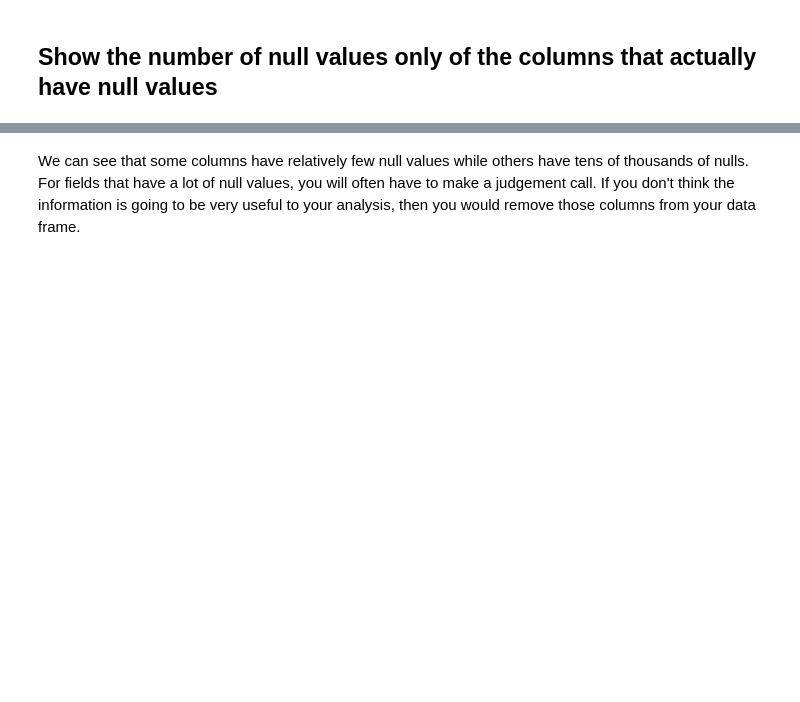
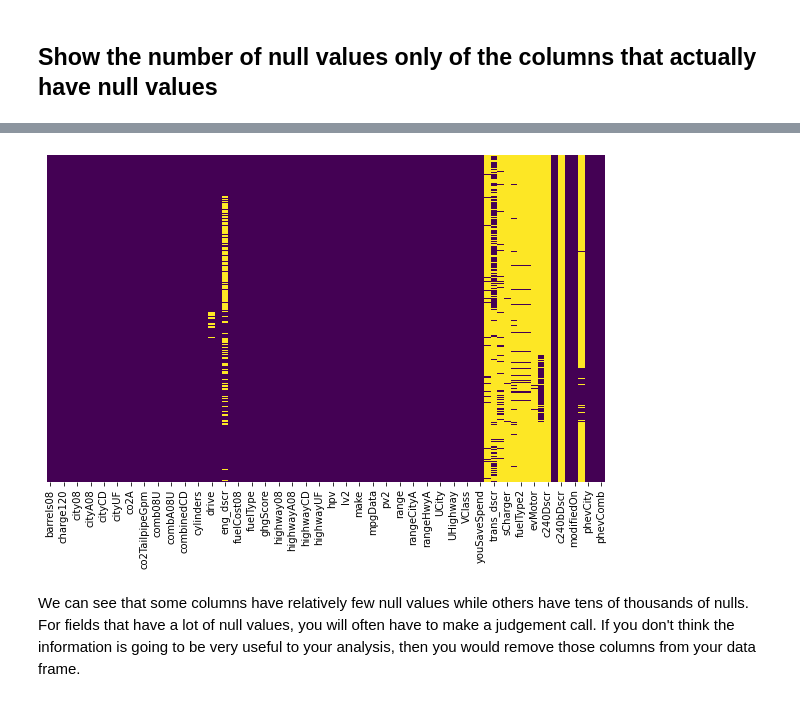
Before and after one commit to Ironhack-Data-Madrid-Marzo-2022/2.4-lab-data-cleaning, a Jupyter notebook: your-code/main.ipynb, the cells around one changed output, grey strips where cells are left out. Cells and saved outputs as stored; diff of their text form; code cells hidden in the pictures; blank space fills up the shorter version.

```diff
--- a/your-code/main.ipynb
+++ b/your-code/main.ipynb
@@ -66,3 +126,12 @@ We can use the `.sum()` method to total up the number of True values by column,
+# %%
+plt.figure(figsize=(10, 6))
+
+sns.heatmap(data.isna(),  # mapa de calor
+            yticklabels=False,
+            cmap='viridis',
+            cbar=False);
+# %% [output]
+[figure, added]
 # %% [markdown]
 We can see that some columns have relatively few null values while others have tens of thousands of nulls. For fields that have a lot of null values, you will often have to make a judgement call. If you don't think the information is going to be very useful to your analysis, then you would remove those columns from your data frame.
 # %% [markdown]
```
Also changed, not shown: parts of 30 cells of this notebook.
